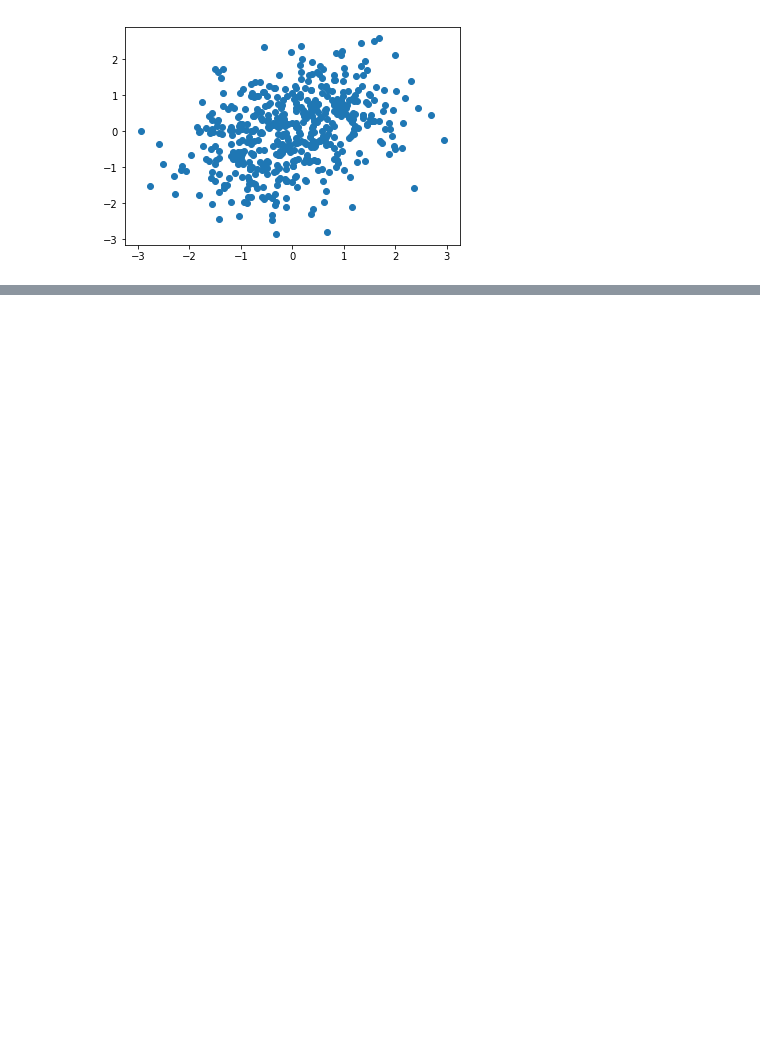
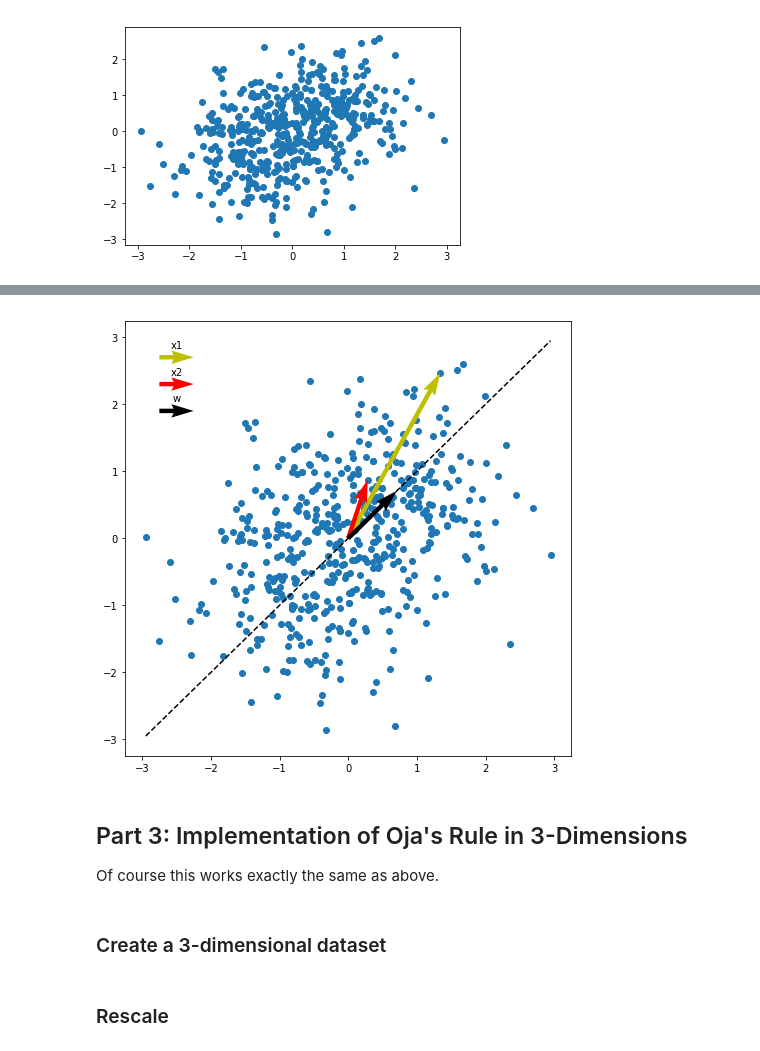
Before and after one commit to andrewlehr/machine_learning, a Jupyter notebook: ojas_rule.ipynb, the cells around one changed output, grey strips where cells are left out. Cells and saved outputs as stored; diff of their text form; code cells hidden in the pictures; blank space fills up the shorter version.

```diff
--- a/ojas_rule.ipynb
+++ b/ojas_rule.ipynb
@@ -59,0 +147,32 @@ while np.linalg.norm(W - W_prev) > tol:
+# %%
+# Plot the data
+plt.figure(figsize=(8,8))
+plt.scatter(Xs[:,0], Xs[:,1])
+
+# Plot a dashed line through the direction of greatest variance (direction of weight vector)
+xx = np.linspace(np.min(Xs), np.max(Xs), num=500)
+plt.plot(xx, W[1]/W[0]*xx, '--k')
+
+# A couple of examples
+x1 = 13
+x2 = 1
+
+# Plot the weight vector, and two data vectors
+Q_x1 = plt.quiver([0], [0], Xs[x1, 0], Xs[x1, 1], color='y', width=.01, angles='xy', scale_units='xy', scale=1)
+Q_x2 = plt.quiver([0], [0], Xs[x2, 0], Xs[x2, 1], color='r', width=.01, angles='xy', scale_units='xy', scale=1)
+Q_W = plt.quiver([0], [0], W[0], W[1], color='k', width=.01, angles='xy', scale_units='xy', scale=1)
+
+# Make a legend
+plt.quiverkey(Q_x1, -2.5, 2.7, .5, 'x1', coordinates='data')
+plt.quiverkey(Q_x2, -2.5, 2.3, .5, 'x2', coordinates='data')
+plt.quiverkey(Q_W, -2.5, 1.9, .5, 'w', coordinates='data')
+
+plt.show()
+# %% [output]
+[figure, added]
+# %% [markdown]
+## Part 3: Implementation of Oja's Rule in 3-Dimensions
+
+Of course this works exactly the same as above.
+# %% [markdown]
+### Create a 3-dimensional dataset
@@ -59,0 +192,2 @@ while np.linalg.norm(W - W_prev) > tol:
+# %% [markdown]
+### Rescale
```
Also changed, not shown: parts of 46 cells of this notebook.
